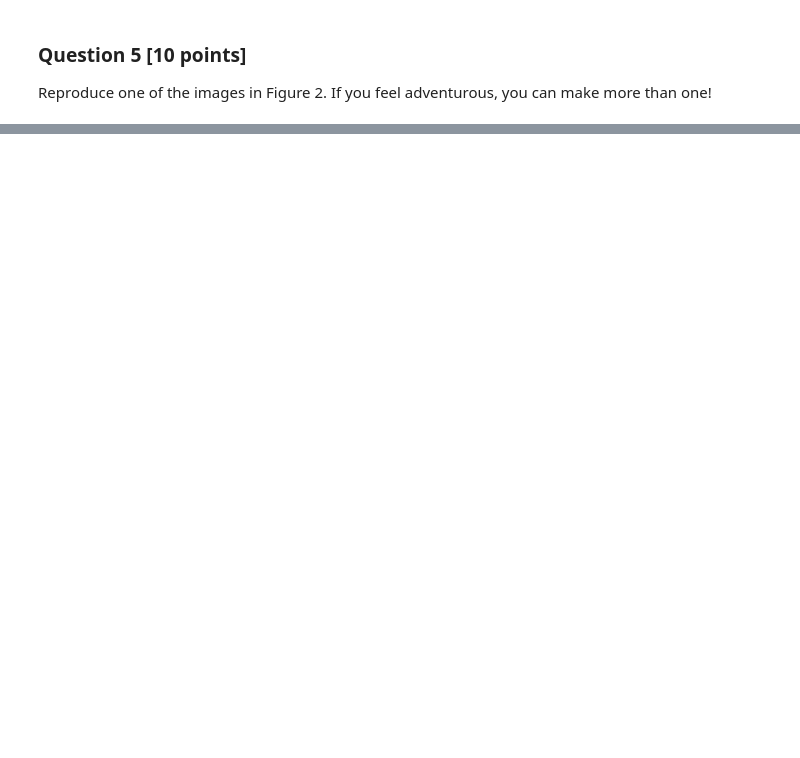
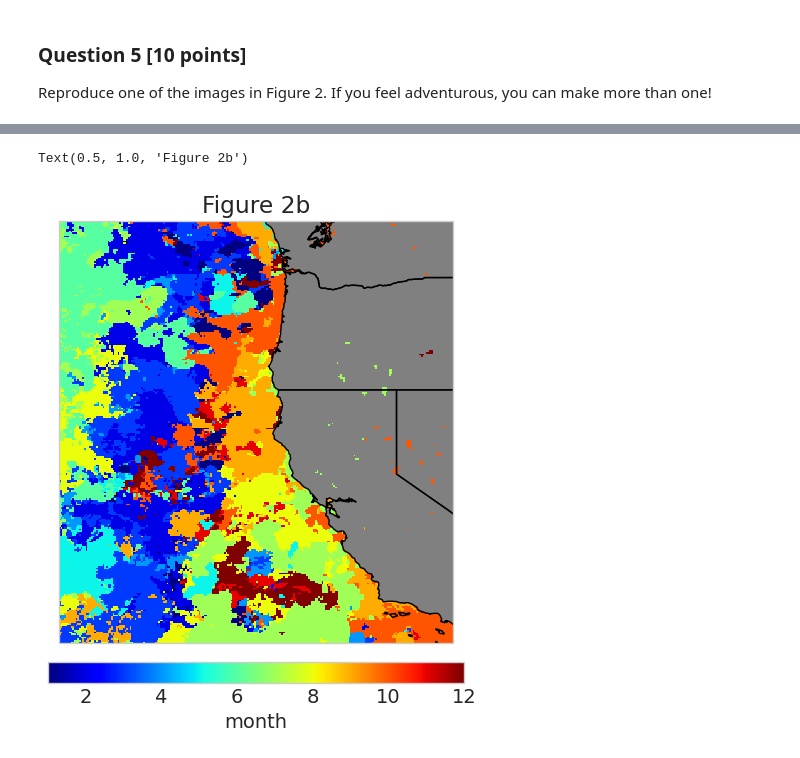
Before and after one commit to UCB-stat-159-s23/hw03-Group28, a Jupyter notebook: climate-Q05.ipynb, the cells around one changed output, grey strips where cells are left out. Cells and saved outputs as stored; diff of their text form; code cells hidden in the pictures; blank space fills up the shorter version.

```diff
--- a/climate-Q05.ipynb
+++ b/climate-Q05.ipynb
@@ -143,0 +66,23 @@ ax.add_feature(cfeature.STATES.with_scale("10m"))
+# %%
+
+
+#array of analyzed sat surface temp
+
+analyzed = ds['analysed_sst']
+
+# sst recorded from 2002 to 2012
+
+sst_2002_2006 = analyzed.sel(time = slice("2002-01-01", "2012-12-31"))
+
+# monthly average climatology for timeframe
+
+average_climate = sst_2002_2006.groupby('time.dayofyear').mean()
+
+# data from June 2013 to July 2016
+
+sst_2013_2016 = analyzed.sel(time=slice('2013-06-01', '2016-07-31')).groupby ('time.dayofyear')
+
+# finding the outliers
+
+outliers = (sst_2013_2016 - average_climate).idxmax('time').dt.month
+outliers
@@ -143,0 +102,12 @@ ax.add_feature(cfeature.STATES.with_scale("10m"))
+# %%
+# Plotting
+outliers.plot()
+axis = plt.subplot(projection = crs)
+color_bar = {'orientation' : 'horizontal', 'location' : 'bottom','pad' : 0.04,'fraction': 0.045}
+outliers.plot(ax = axis, transform = crs, cmap = "jet", cbar_kwargs = color_bar)
+axis.add_feature(cfeature.LAND,  color = "grey")
+axis.add_feature(cfeature.STATES.with_scale("10m"))
+plt.title("Figure 2b")
+# %% [output]
+Text(0.5, 1.0, 'Figure 2b')
+[figure, added]
```
Also changed, not shown: parts of 8 cells of this notebook.
